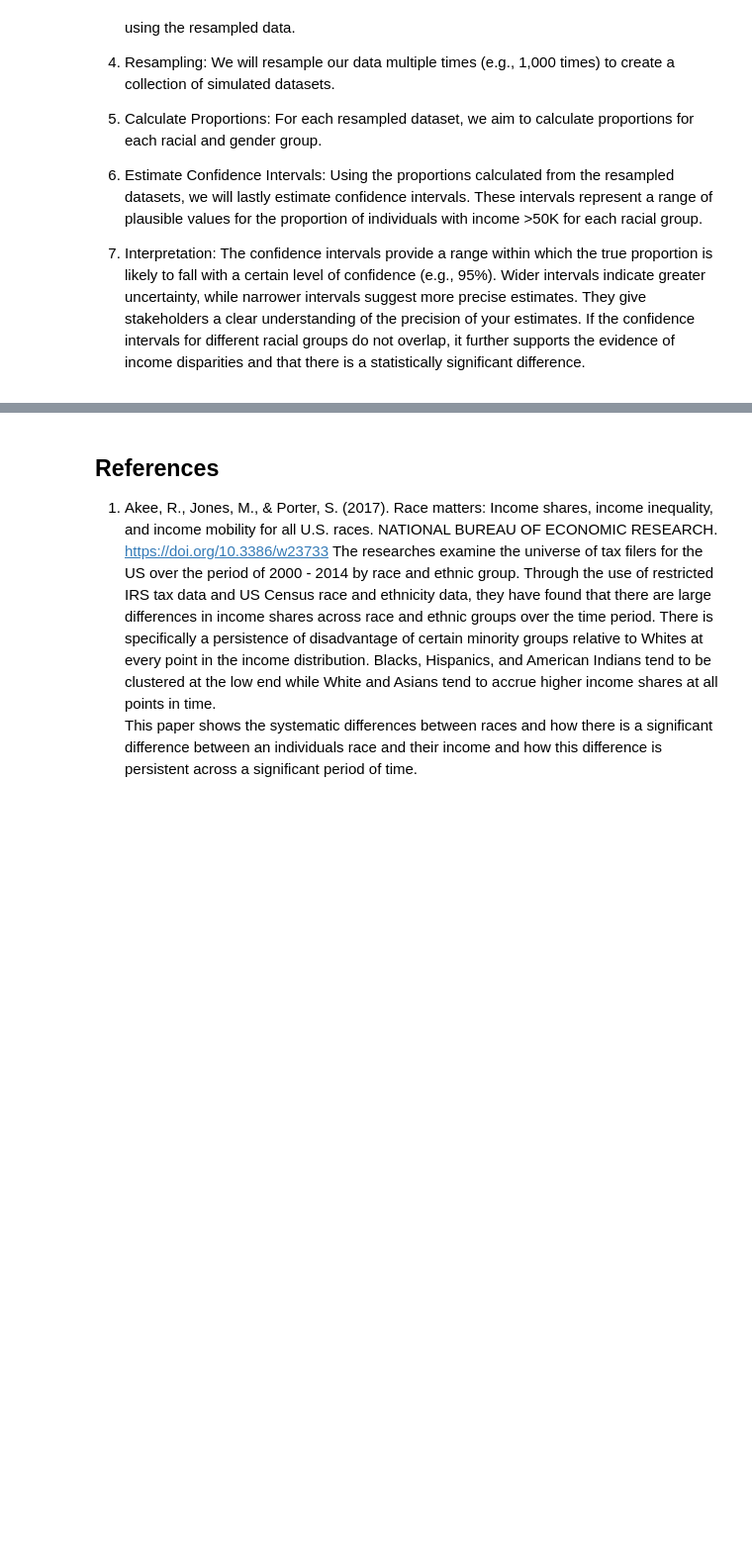
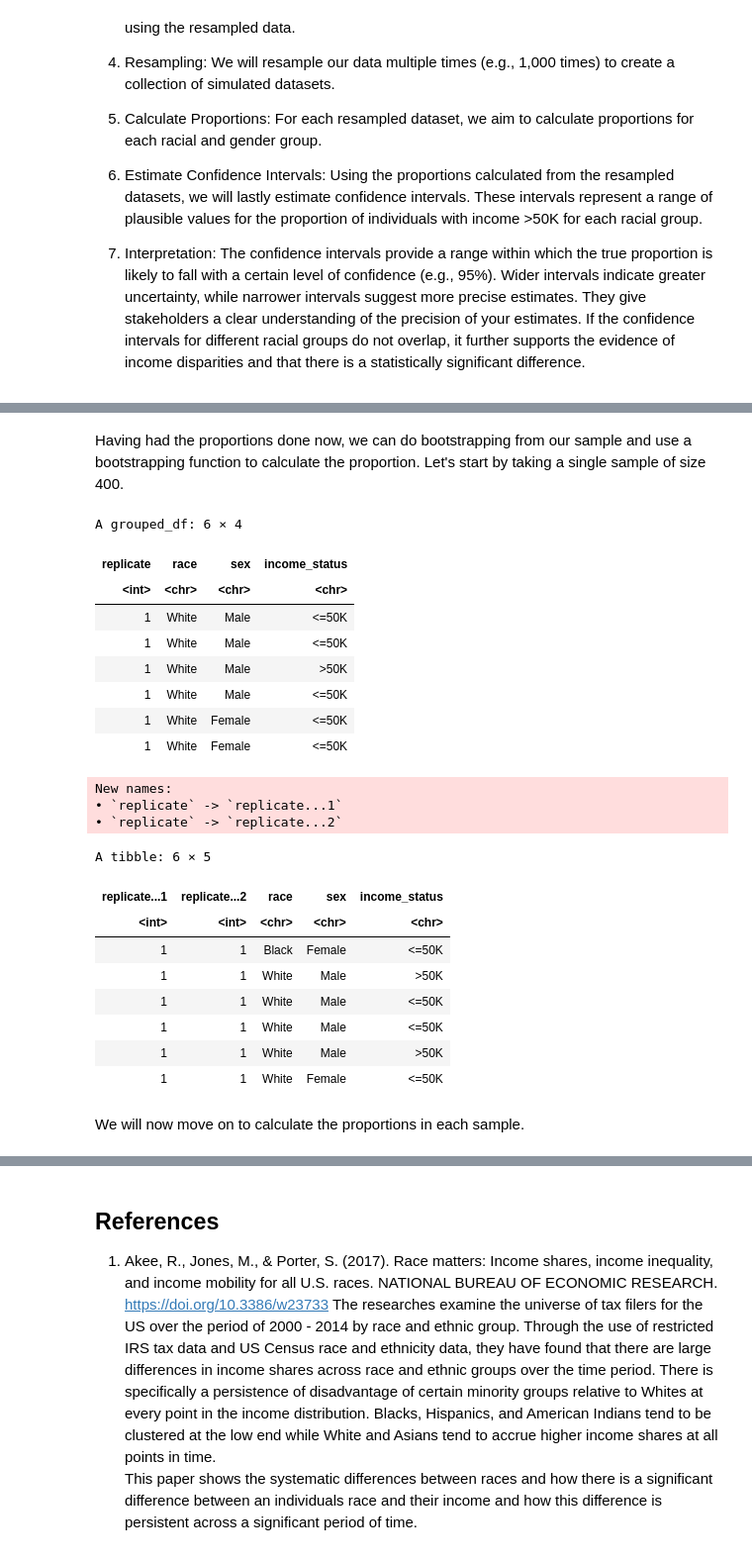
Before and after one commit to Praj-na/stat201-groupproject, a Jupyter notebook: Project-G14.ipynb, the cells around one changed output, grey strips where cells are left out. Shown at 99% size. Saved outputs shown, nothing was run; the diff lists cells and outputs as text; code cells hidden in the pictures; blank space fills up the shorter version.

```diff
--- a/Project-G14.ipynb
+++ b/Project-G14.ipynb
@@ -451,3 +451,18 @@ Conclusion: <p>
 6. Estimate Confidence Intervals: Using the proportions calculated from the resampled datasets, we will lastly estimate confidence intervals. These intervals represent a range of plausible values for the proportion of individuals with income >50K for each racial group.
 
 7. Interpretation: The confidence intervals provide a range within which the true proportion is likely to fall with a certain level of confidence (e.g., 95%). Wider intervals indicate greater uncertainty, while narrower intervals suggest more precise estimates. They give stakeholders a clear understanding of the precision of your estimates. If the confidence intervals for different racial groups do not overlap, it further supports the evidence of income disparities and that there is a statistically significant difference.
+# %%
+filtered_data <- income %>%
+  filter(race %in% c("Black", "White")) %>%
+select(race, sex, income_status)
+
+
+proportions <- filtered_data %>%
+  group_by(race, sex, income_status) %>%
+  summarise(count = n()) %>%
+  group_by(race, sex) %>%
+  mutate(proportion = count / sum(count)) %>%
+  filter(income_status == ">50K" & !is.na(proportion)) %>%
+  select(race, sex, proportion)
+
+  print(proportions)
@@ -453,0 +480,40 @@ Conclusion: <p>
+# %% [markdown]
+Having had the proportions done now, we can do bootstrapping from our sample and use a bootstrapping function to calculate the proportion. Let's start by taking a single sample of size 400.
+# %%
+# Take a single sample of size 400
+single_sample <- filtered_data %>%
+  rep_sample_n(size = 700, reps = 1, replace = TRUE)
+
+# Display the single sample
+head(single_sample)
+
+# Resample (bootstrap) the single sample, creating multiple simulated datasets
+num_bootstraps <- 1000  # Number of bootstraps
+bootstrap_samples <- single_sample %>%
+  rep_sample_n(size = nrow(single_sample), reps = num_bootstraps, replace = TRUE)
+
+head(bootstrap_samples)
+# %% [output]
+A grouped_df: 6 × 4
+| replicate | race | sex | income_status |
+| <int> | <chr> | <chr> | <chr> |
+| 1 | White | Male | <=50K |
+| 1 | White | Male | <=50K |
+| 1 | White | Male | >50K |
+| 1 | White | Male | <=50K |
+| 1 | White | Female | <=50K |
+| 1 | White | Female | <=50K |
+New names:
+• `replicate` -> `replicate...1`
+• `replicate` -> `replicate...2`
+A tibble: 6 × 5
+| replicate...1 | replicate...2 | race | sex | income_status |
+| <int> | <int> | <chr> | <chr> | <chr> |
+| 1 | 1 | Black | Female | <=50K |
+| 1 | 1 | White | Male | >50K |
+| 1 | 1 | White | Male | <=50K |
+| 1 | 1 | White | Male | <=50K |
+| 1 | 1 | White | Male | >50K |
+| 1 | 1 | White | Female | <=50K |
+# %% [markdown]
+We will now move on to calculate the proportions in each sample.
```
Also changed, not shown: parts of 6 cells of this notebook.
